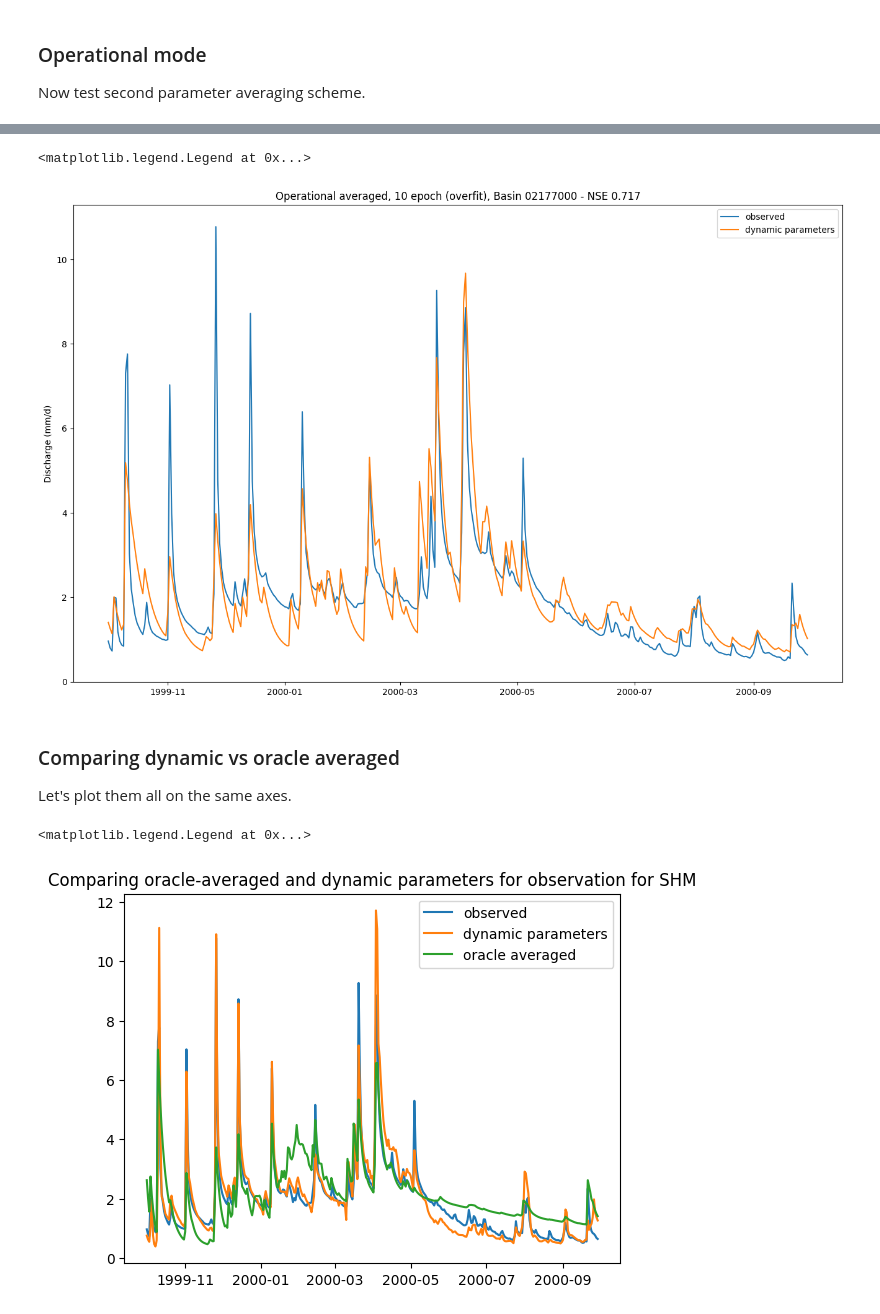
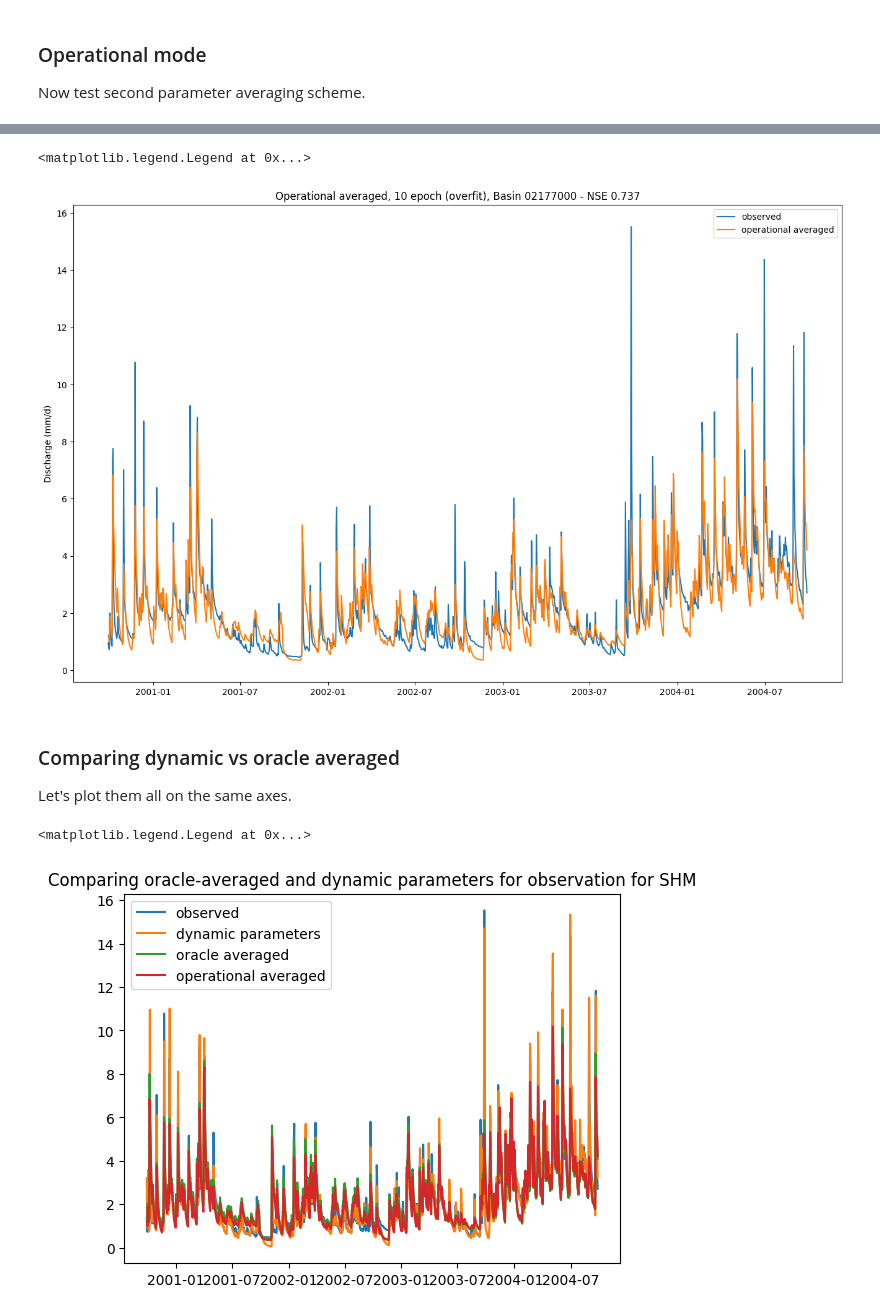
Before and after one commit to mines-ciroh/neuralhydrology-dcfe, a Jupyter notebook: examples/08-SHM/shm_training.ipynb, the cells around one changed output, grey strips where cells are left out. Saved outputs shown, nothing was run; the diff lists cells and outputs as text; code cells hidden in the pictures.

```diff
--- a/examples/08-SHM/shm_training.ipynb
+++ b/examples/08-SHM/shm_training.ipynb
@@ -109,25 +136,18 @@ with open(run_dir / "test" / "model_epoch010" / "test_results.p", "rb") as fp:
     results = pickle.load(fp)
 
 # Extract a data slice of observations and simulations
-results_xr = results["02177000"]['1D']['xr'].sel(date=slice("10-1999", None))
+results_xr = results["02177000"]['1D']['xr']
 
-# Get the scalar data and the 1D array of time_step values
-date_scalar = results_xr.coords['date'][0].values
-time_step_values = results_xr.coords['time_step'].values
-
-# Broadcast the scalar date across time_step and add the timedelta
-datetime_values = date_scalar + pd.to_timedelta(time_step_values, unit='D')
-
-# Add the datetime as a new coordinate to Result_xr
-results_xr = results_xr.assign_coords(datetime=("time_step", datetime_values))
 
 qobs = results_xr['QObs(mm/d)_obs']
 qsim_dynamic = results_xr['QObs(mm/d)_sim']
 
+print(np.shape(qobs), np.shape(qsim_dynamic))
+
 # extract observations and simulations
 fig, ax = plt.subplots(figsize=(16,10))
-ax.plot(qobs['datetime'], qobs[0],label='observed')
-ax.plot(qsim_dynamic['datetime'], qsim_dynamic[0],label='dynamic parameters')
+ax.plot(results_xr["date"], qobs,label='observed')
+ax.plot(results_xr["date"], qsim_dynamic,label='dynamic parameters')
 ax.set_ylabel("Discharge (mm/d)")
 ax.set_title(f"Dynamic parameters, 10 epoch (overfit), Basin 02177000 - NSE {results['02177000']['1D']['NSE']:.3f}")
 ax.legend()
@@ -160,4 +181,4 @@ Metrics for 1D are calculated over last 1 elements only. Ignoring 364 prediction
 # %%
-run_dir = Path("runs/test_SHM_1601_132548")
+run_dir = Path("runs/test_SHM_1802_114044")
 eval_run(run_dir=run_dir, period="test")
 # %% [output]
@@ -170,43 +191,32 @@ with open(run_dir / "test" / "model_epoch010" / "test_results.p", "rb") as fp:
     results = pickle.load(fp)
 
 # Extract a data slice of observations and simulations
-results_xr = results["02177000"]['1D']['xr'].sel(date=slice("10-1999", None))
-
-# Get the scalar data and the 1D array of time_step values
-date_scalar = results_xr.coords['date'][0].values
-time_step_values = results_xr.coords['time_step'].values
-
-# Broadcast the scalar date across time_step and add the timedelta
-datetime_values = date_scalar + pd.to_timedelta(time_step_values, unit='D')
-
-# Add the datetime as a new coordinate to Result_xr
-results_xr = results_xr.assign_coords(datetime=("time_step", datetime_values))
-
+results_xr = results["02177000"]['1D']['xr']
 qobs = results_xr['QObs(mm/d)_obs']
 qsim_operational = results_xr['QObs(mm/d)_sim']
 
 # extract observations and simulations
 fig, ax = plt.subplots(figsize=(16,10))
-ax.plot(qobs['datetime'], qobs[0],label='observed')
-ax.plot(qsim_operational['datetime'], qsim_operational[0],label='dynamic parameters')
+ax.plot(results_xr["date"], qobs,label='observed')
+ax.plot(results_xr["date"], qsim_operational,label='operational averaged')
 ax.set_ylabel("Discharge (mm/d)")
 ax.set_title(f"Operational averaged, 10 epoch (overfit), Basin 02177000 - NSE {results['02177000']['1D']['NSE']:.3f}")
 ax.legend()
 # %% [output]
 <matplotlib.legend.Legend at 0x...>
-[figure, old version]
+[figure, new version]
 # %% [markdown]
 ### Comparing dynamic vs oracle averaged
 Let's plot them all on the same axes.
 # %%
 # extract observations and simulations
-plt.plot(qobs['datetime'], qobs[0],label='observed')
-plt.plot(qsim_dynamic['datetime'], qsim_dynamic[0],label='dynamic parameters')
-plt.plot(qsim_oracle['datetime'], qsim_oracle[0], label='oracle averaged')
-plt.plot(qsim_operational['datetime'], qsim_operational[0], label='operational averaged')
+plt.plot(results_xr["date"], qobs,label='observed')
+plt.plot(results_xr["date"], qsim_dynamic,label='dynamic parameters')
+plt.plot(results_xr["date"], qsim_oracle, label='oracle averaged')
+plt.plot(results_xr["date"], qsim_operational, label='operational averaged')
 #plt.set_ylabel("Discharge (mm/d)")
 plt.title("Comparing oracle-averaged and dynamic parameters for observation for SHM")
 plt.legend()
 # %% [output]
 <matplotlib.legend.Legend at 0x...>
-[figure, old version]
+[figure, new version]
```
Also changed, not shown: parts of 11 cells of this notebook, 11 other files.
